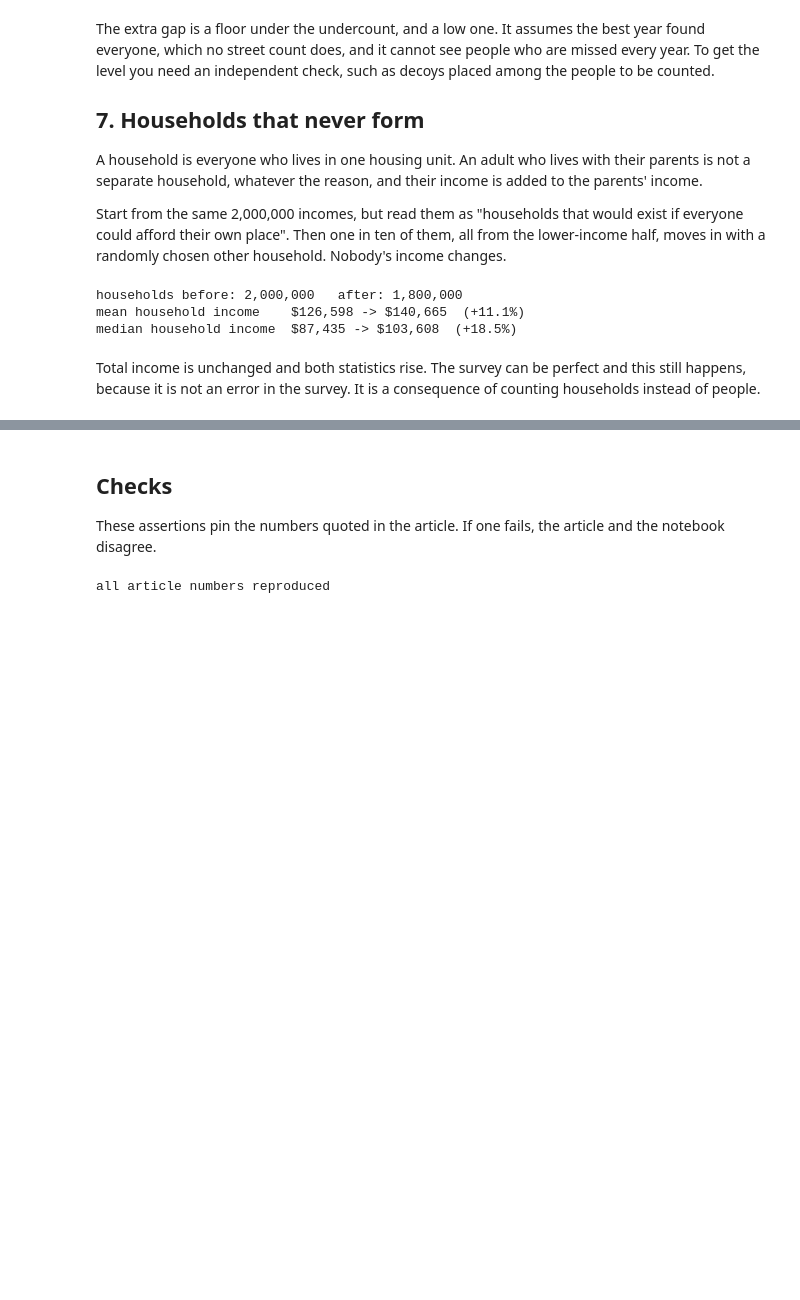
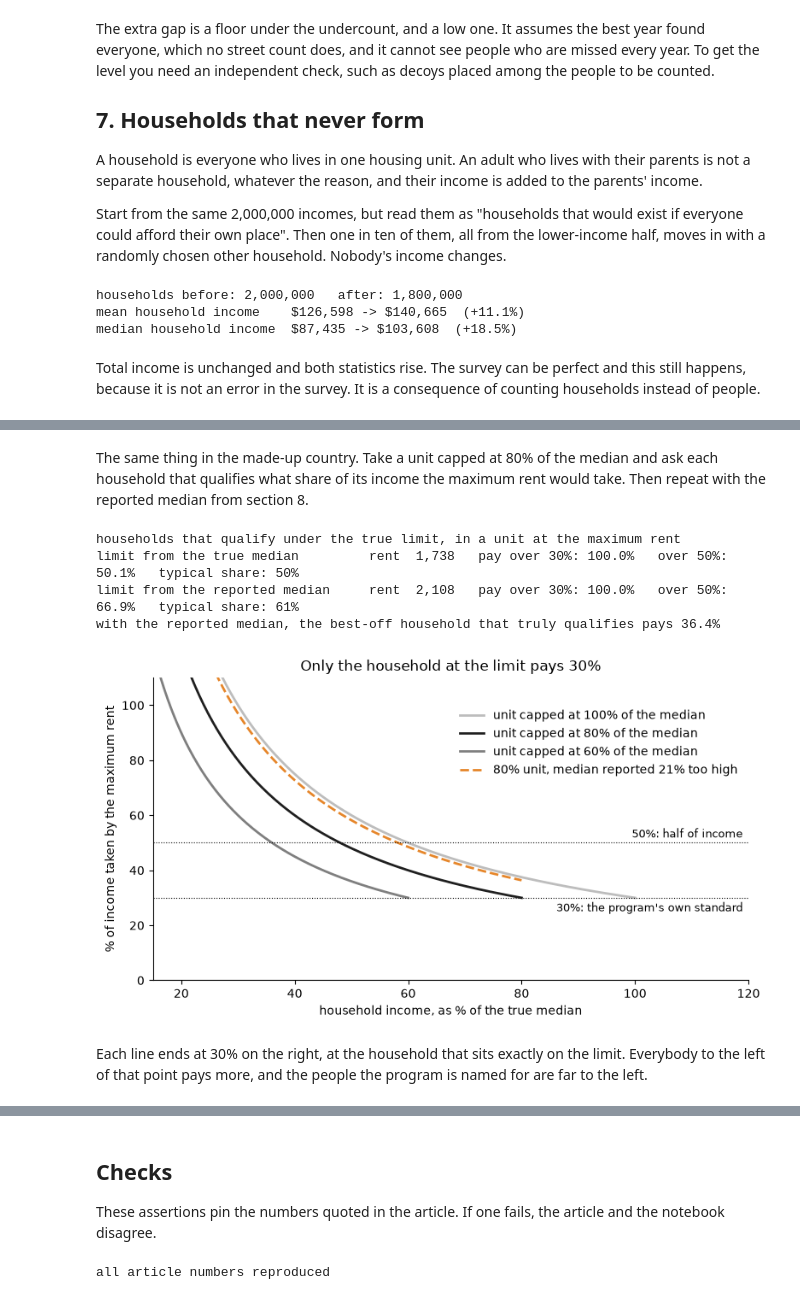
Before and after one commit to Alestainer/statistics-intuitions, a Jupyter notebook: notebooks/06-who-answers-the-income-survey.ipynb, the cells around one changed output, grey strips where cells are left out. Saved outputs shown, nothing was run; the diff lists cells and outputs as text; code cells hidden in the pictures; blank space fills up the shorter version.

```diff
--- a/notebooks/06-who-answers-the-income-survey.ipynb
+++ b/notebooks/06-who-answers-the-income-survey.ipynb
@@ -485,0 +576,18 @@ not an error in the survey. It is a consequence of counting households instead o
+# %%
+HONOLULU_MEDIAN = 133_400                     # HHFDC, Honolulu County, effective May 1, 2026
+HONOLULU_LIMIT_4_PERSON = {80: 123_200, 100: 154_000}
+HONOLULU_ONE_BEDROOM_RENT = {30: 866, 50: 1_443, 60: 1_732, 80: 2_310, 100: 2_887}
+HAWAII_MINIMUM_WAGE = 16.00                   # per hour from January 1, 2026
+full_time_pay = HAWAII_MINIMUM_WAGE * 40 * 52
+
+print(f"full-time minimum wage pay: ${full_time_pay:,.0f} a year")
+print(f"the '80%' limit for four people is {100 * HONOLULU_LIMIT_4_PERSON[80] / HONOLULU_MEDIAN:.0f}% of the published median")
+print()
+print(f"{'unit capped at':<16}{'max rent':>10}{'income needed':>15}{'hourly wage needed':>20}{'share of min-wage pay':>23}")
+honolulu = {}
+for level, rent in HONOLULU_ONE_BEDROOM_RENT.items():
+    needed = rent * 12 / RENT_SHARE
+    one_job = 100 * rent * 12 / full_time_pay
+    hourly_needed = needed / (40 * 52)
+    honolulu[level] = (needed, one_job, hourly_needed)
+    print(f"{str(level) + '% of median':<16}{rent:>10,}{needed:>15,.0f}{hourly_needed:>20.2f}{one_job:>22.0f}%")
@@ -485,0 +604,56 @@ not an error in the survey. It is a consequence of counting households instead o
+# %% [markdown]
+The same thing in the made-up country. Take a unit capped at 80% of the median and ask each household that
+qualifies what share of its income the maximum rent would take. Then repeat with the reported median from section 8.
+# %%
+def burden_table(limit, label):
+    rent = RENT_SHARE * limit / 12
+    qualifies = everyone < true_limit
+    share_of_income = np.divide(rent * 12, everyone, out=np.full(len(everyone), np.inf), where=everyone > 0)
+    burden = share_of_income[qualifies]
+    over_30 = 100 * (burden > 0.30).mean()
+    over_50 = 100 * (burden > 0.50).mean()
+    typical = 100 * np.median(burden)
+    print(f"{label:<34} rent {rent:>6,.0f}   pay over 30%: {over_30:>5.1f}%   over 50%: {over_50:>5.1f}%   typical share: {typical:.0f}%")
+    return over_30, over_50, typical
+
+print("households that qualify under the true limit, in a unit at the maximum rent")
+burden_results = {
+    "true": burden_table(true_limit, "limit from the true median"),
+    "reported": burden_table(limit_results[shown][0], "limit from the reported median"),
+}
+lowest_burden_reported = 100 * RENT_SHARE * limit_results[shown][0] / true_limit
+print(f"with the reported median, the best-off household that truly qualifies pays {lowest_burden_reported:.1f}%")
+# %% [output]
+households that qualify under the true limit, in a unit at the maximum rent
+limit from the true median         rent  1,738   pay over 30%: 100.0%   over 50%:  50.1%   typical share: 50%
+limit from the reported median     rent  2,108   pay over 30%: 100.0%   over 50%:  66.9%   typical share: 61%
+with the reported median, the best-off household that truly qualifies pays 36.4%
+# %%
+true_median_all = np.median(everyone)
+position = np.linspace(15, 120, 400)          # household income as % of the true median
+fig, ax = plt.subplots(figsize=(9, 4.6))
+for level, color in [(100, "#bdbdbd"), (80, "#1f1f1f"), (60, "#7f7f7f")]:
+    visible = position <= level
+    ax.plot(position[visible], 100 * RENT_SHARE * level / position[visible], color=color, linewidth=2,
+            label=f"unit capped at {level}% of the median")
+inflation = limit_results[shown][0] / true_limit
+visible = position <= 80
+ax.plot(position[visible], 100 * RENT_SHARE * 80 * inflation / position[visible], color="#e6862a", linewidth=2,
+        linestyle="--", label=f"80% unit, median reported {limit_results[shown][1]:.0f}% too high")
+ax.axhline(30, color="black", linewidth=0.8, linestyle=":")
+ax.axhline(50, color="black", linewidth=0.8, linestyle=":")
+ax.text(119, 28.5, "30%: the program's own standard", ha="right", va="top", fontsize=9)
+ax.text(119, 51, "50%: half of income", ha="right", va="bottom", fontsize=9)
+ax.set_ylim(0, 110)
+ax.set_xlim(15, 120)
+ax.set_xlabel("household income, as % of the true median")
+ax.set_ylabel("% of income taken by the maximum rent")
+ax.set_title("Only the household at the limit pays 30%")
+ax.legend(loc="upper right", frameon=False, bbox_to_anchor=(1.0, 0.93))
+ax.spines[["top", "right"]].set_visible(False)
+plt.show()
+# %% [output]
+[figure, added]
+# %% [markdown]
+Each line ends at 30% on the right, at the household that sits exactly on the limit. Everybody to the left of that
+point pays more, and the people the program is named for are far to the left.
```
Also changed, not shown: parts of 30 cells of this notebook, 2 other files.
